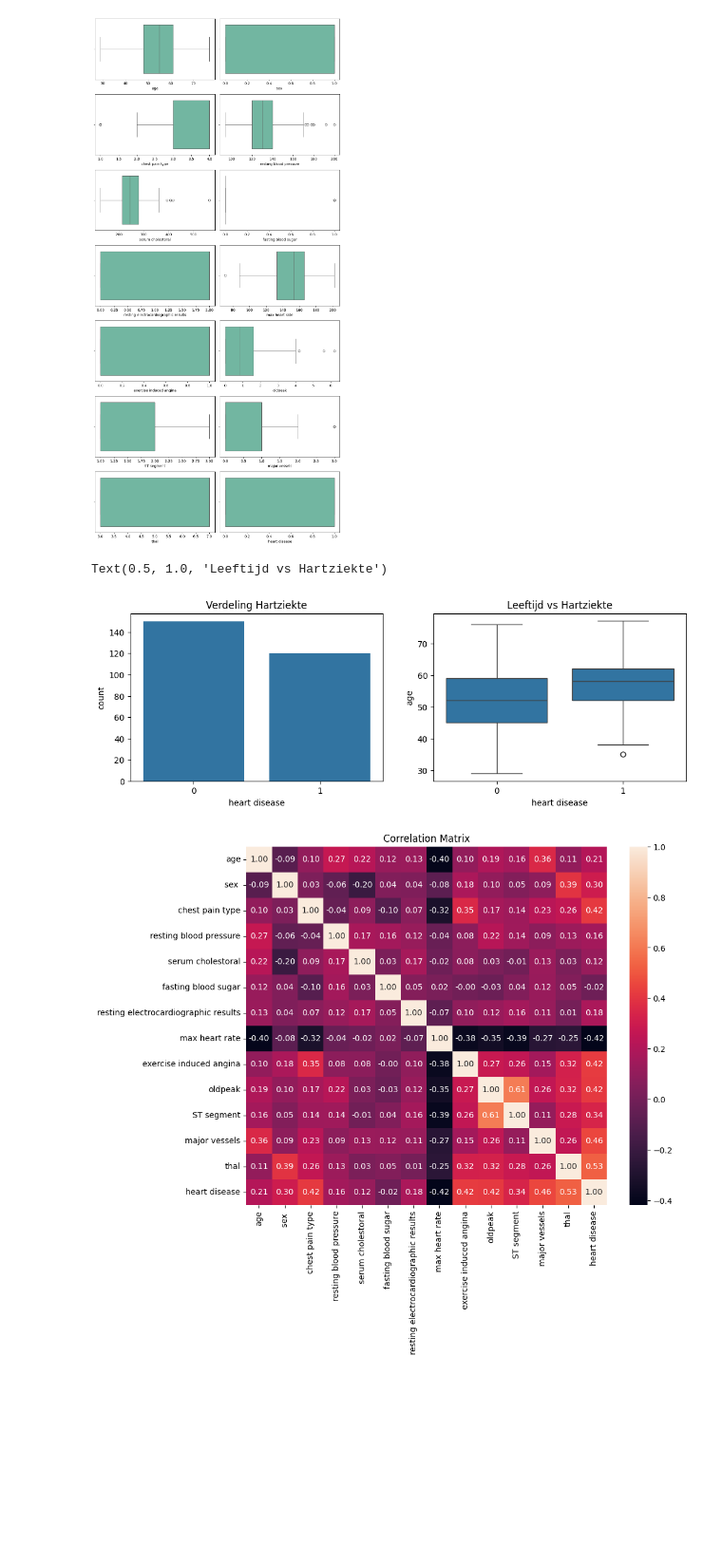
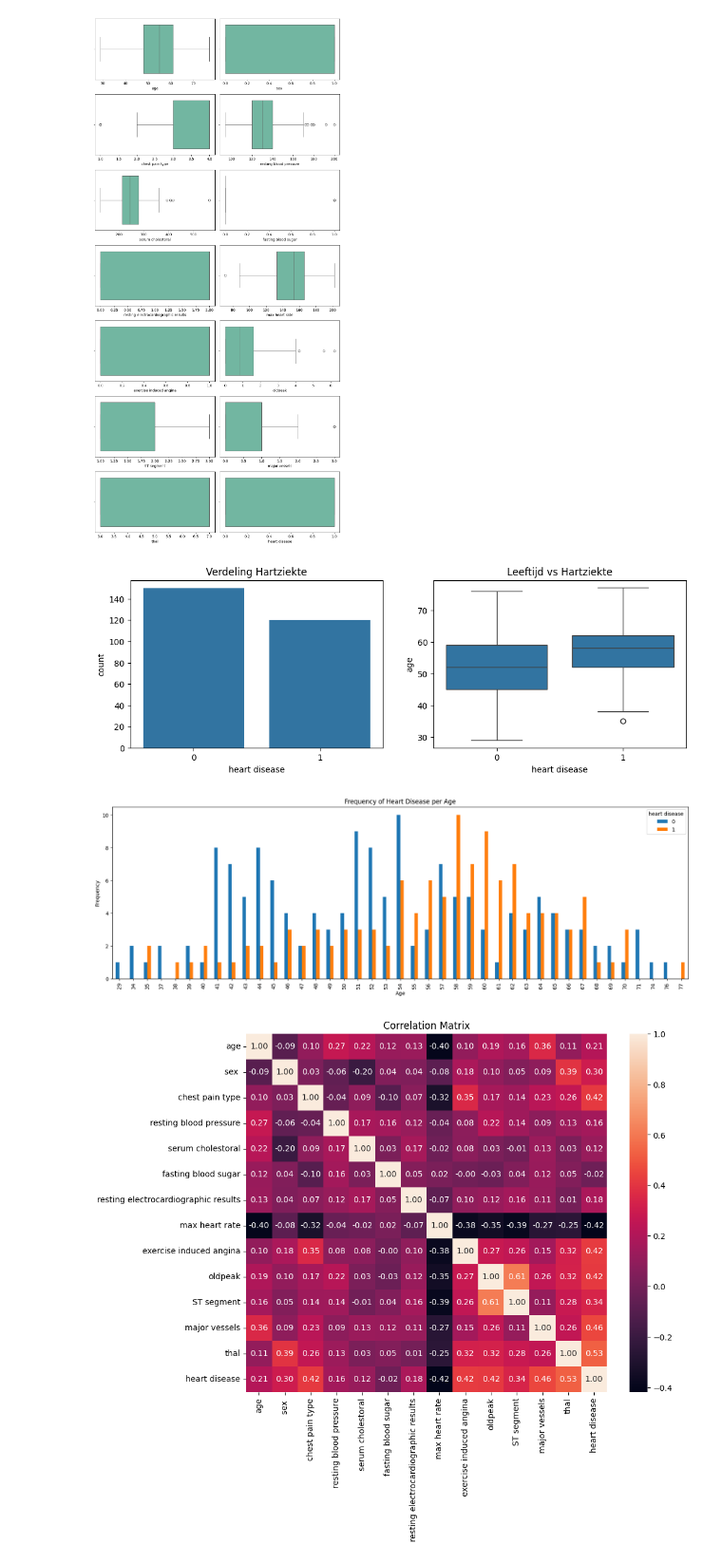
Before and after one commit to MasterWazzani/Thesis_Project_2025_heartdisease, a Jupyter notebook: test.ipynb, the cells around one changed output. Shown at 95% size. Saved outputs shown, nothing was run; the diff lists cells and outputs as text; code cells hidden in the pictures; blank space fills up the shorter version.

```diff
--- a/test.ipynb
+++ b/test.ipynb
@@ -170,21 +168,27 @@ Passing `palette` without assigning `hue` is deprecated and will be removed in v
 # %%
 # ---------------
 # 3. Uitgebreide EDA met visualisaties
 # ---------------
 plt.figure(figsize=(12,8))
 
 # Distributie van hartziekte
 plt.subplot(2,2,1)
 sns.countplot(x='heart disease', data=df)
 plt.title('Verdeling Hartziekte')
 
 # Leeftijd vs Hartziekte
 plt.subplot(2,2,2)
 sns.boxplot(x='heart disease', y='age', data=df)
 plt.title('Leeftijd vs Hartziekte')
+
+pd.crosstab(df.age, df['heart disease']).plot(kind="bar", figsize=(20, 6))
+plt.title('Frequency of Heart Disease per Age')
+plt.xlabel('Age')
+plt.ylabel('Frequency')
+plt.show()
 # %% [output]
-Text(0.5, 1.0, 'Leeftijd vs Hartziekte')
 [figure]
+[figure, added]
 # %%
 # Correlatiematrix
 corr_matrix = df.corr()
```
Also changed, not shown: parts of 5 cells of this notebook.
